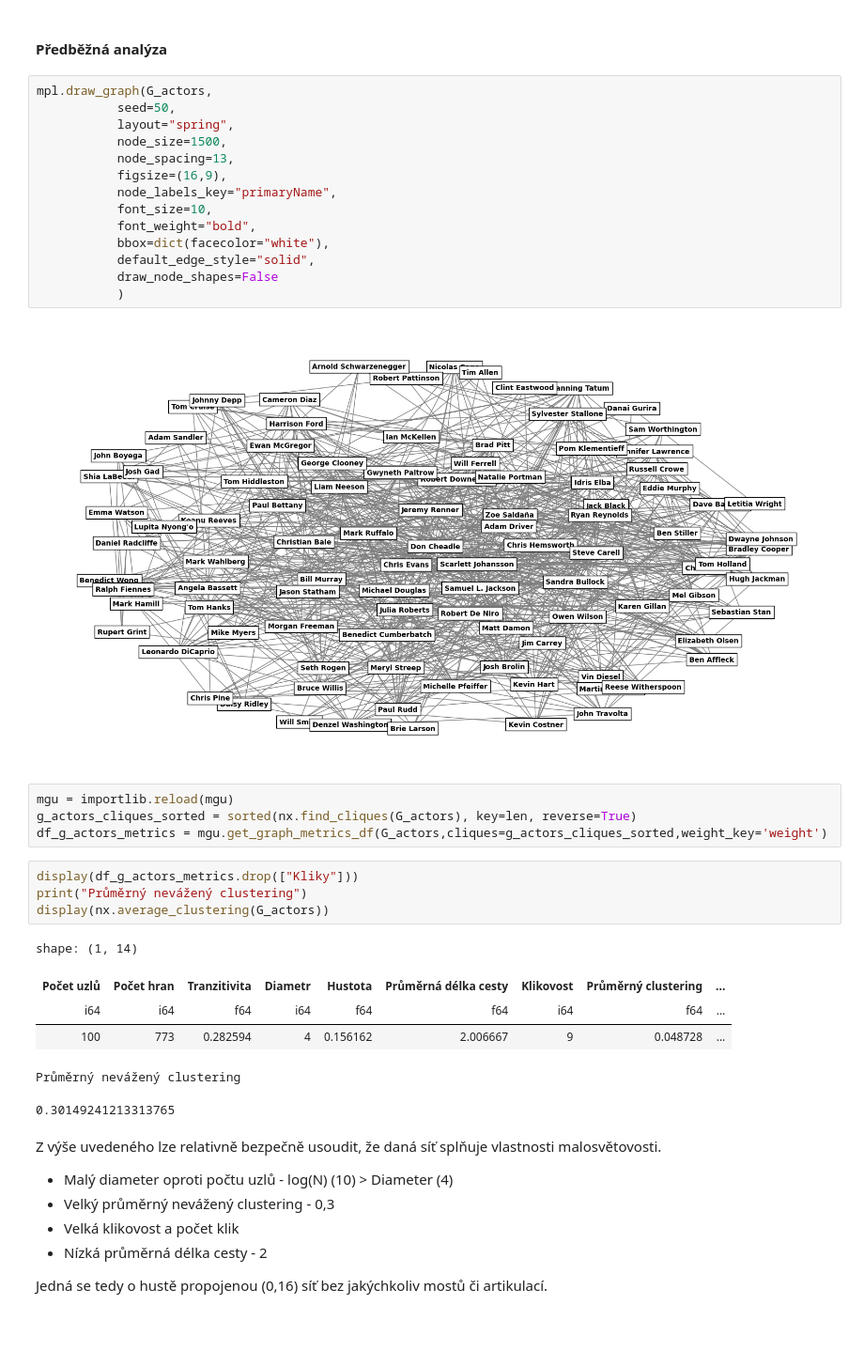
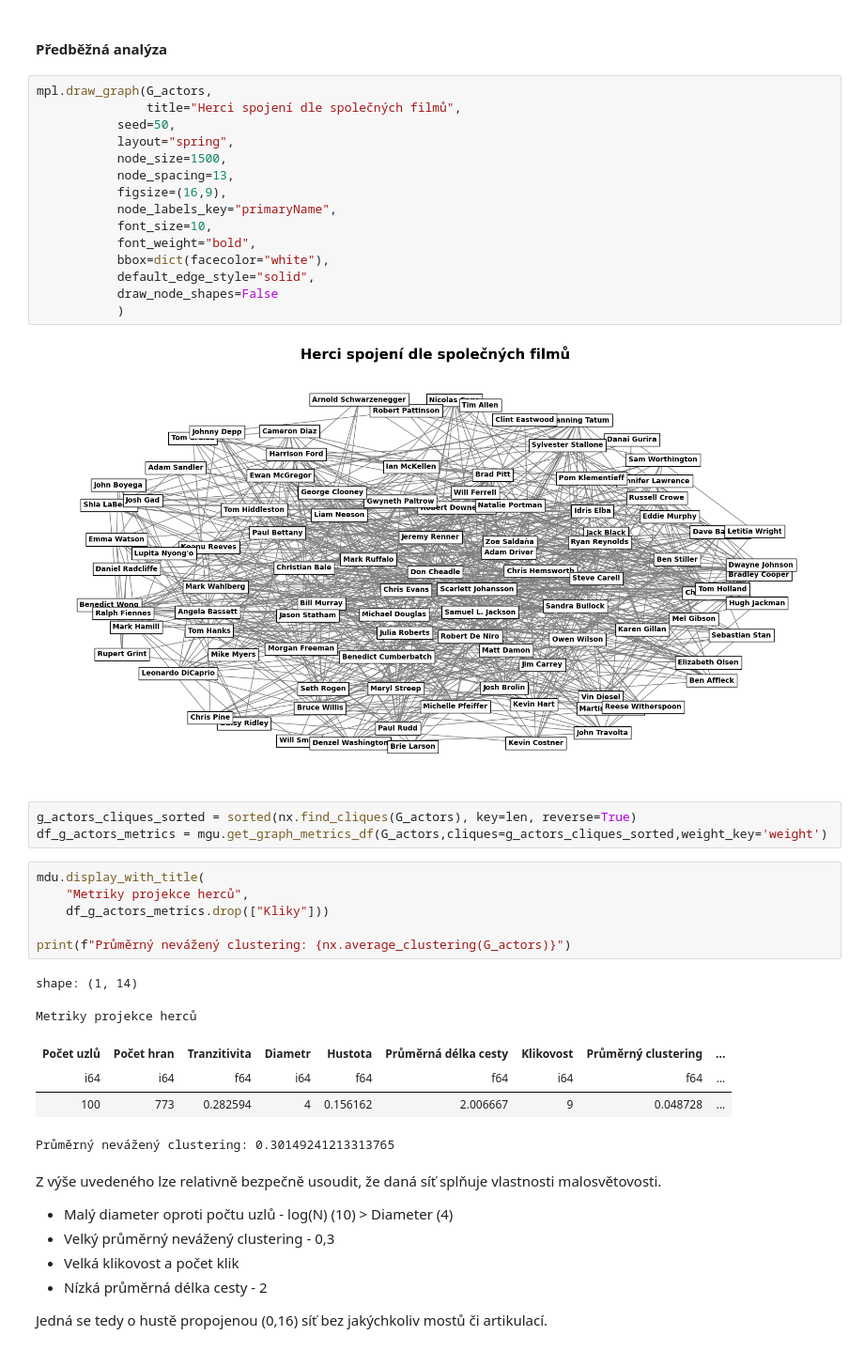
Before and after one commit to Jindrich8/Actors_and_films_analysis, a Jupyter notebook: actors_films.ipynb, the cells around one changed output. Shown at 94% size. Saved outputs shown, nothing was run; the diff lists cells and outputs as text; blank space fills up the shorter version.

```diff
--- a/actors_films.ipynb
+++ b/actors_films.ipynb
@@ -542,35 +543,37 @@ G_actors = nxbp.weighted_projected_graph(G.subgraph(actor_nodes + film_nodes), a
 #### Předběžná analýza
 # %%
 mpl.draw_graph(G_actors,
+               title="Herci spojení dle společných filmů",
            seed=50,
            layout="spring",
            node_size=1500,
            node_spacing=13,
            figsize=(16,9),
            node_labels_key="primaryName",
            font_size=10,
            font_weight="bold",
            bbox=dict(facecolor="white"),
            default_edge_style="solid",
            draw_node_shapes=False
            )
 # %% [output]
-[figure, old version]
+[figure, new version]
 # %%
-mgu = importlib.reload(mgu)
 g_actors_cliques_sorted = sorted(nx.find_cliques(G_actors), key=len, reverse=True)
 df_g_actors_metrics = mgu.get_graph_metrics_df(G_actors,cliques=g_actors_cliques_sorted,weight_key='weight')
 # %%
-display(df_g_actors_metrics.drop(["Kliky"]))
-print("Průměrný nevážený clustering")
-display(nx.average_clustering(G_actors))
+mdu.display_with_title(
+    "Metriky projekce herců",
+    df_g_actors_metrics.drop(["Kliky"]))
+
+print(f"Průměrný nevážený clustering: {nx.average_clustering(G_actors)}")
 # %% [output]
 shape: (1, 14)
+Metriky projekce herců
 | Počet uzlů | Počet hran | Tranzitivita | Diametr | Hustota | Průměrná délka cesty | Klikovost | Průměrný clustering | ... |
 | i64 | i64 | f64 | i64 | f64 | f64 | i64 | f64 | ... |
 | 100 | 773 | 0.282594 | 4 | 0.156162 | 2.006667 | 9 | 0.048728 | ... |
-Průměrný nevážený clustering
-0.30149241213313765
+Průměrný nevážený clustering: 0.30149241213313765
 # %% [markdown]
 Z výše uvedeného lze relativně bezpečně usoudit, že daná síť splňuje vlastnosti malosvětovosti.
 - Malý diameter oproti počtu uzlů - log(N) (10) > Diameter (4)
```
Also changed, not shown: parts of 31 cells of this notebook.
